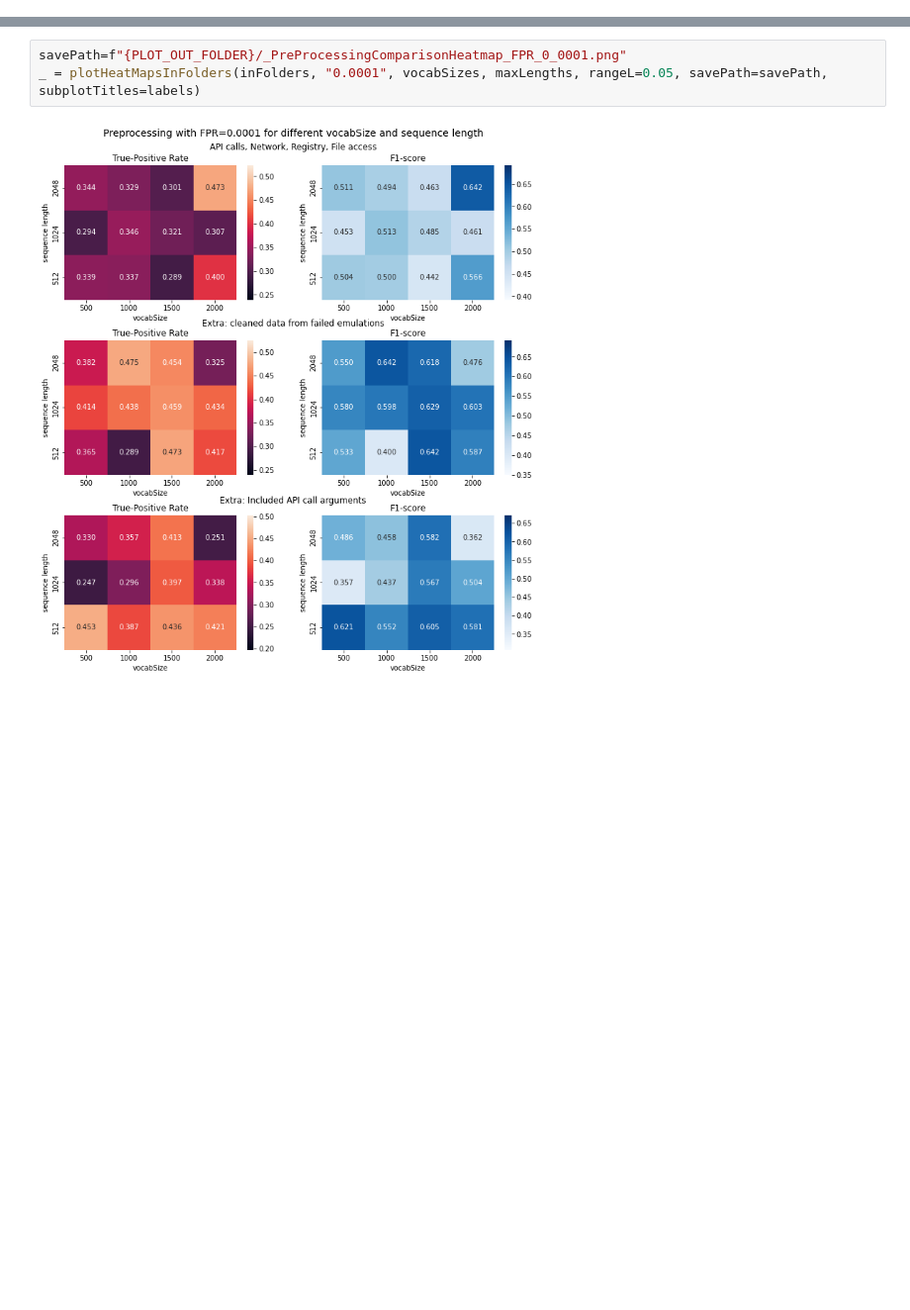
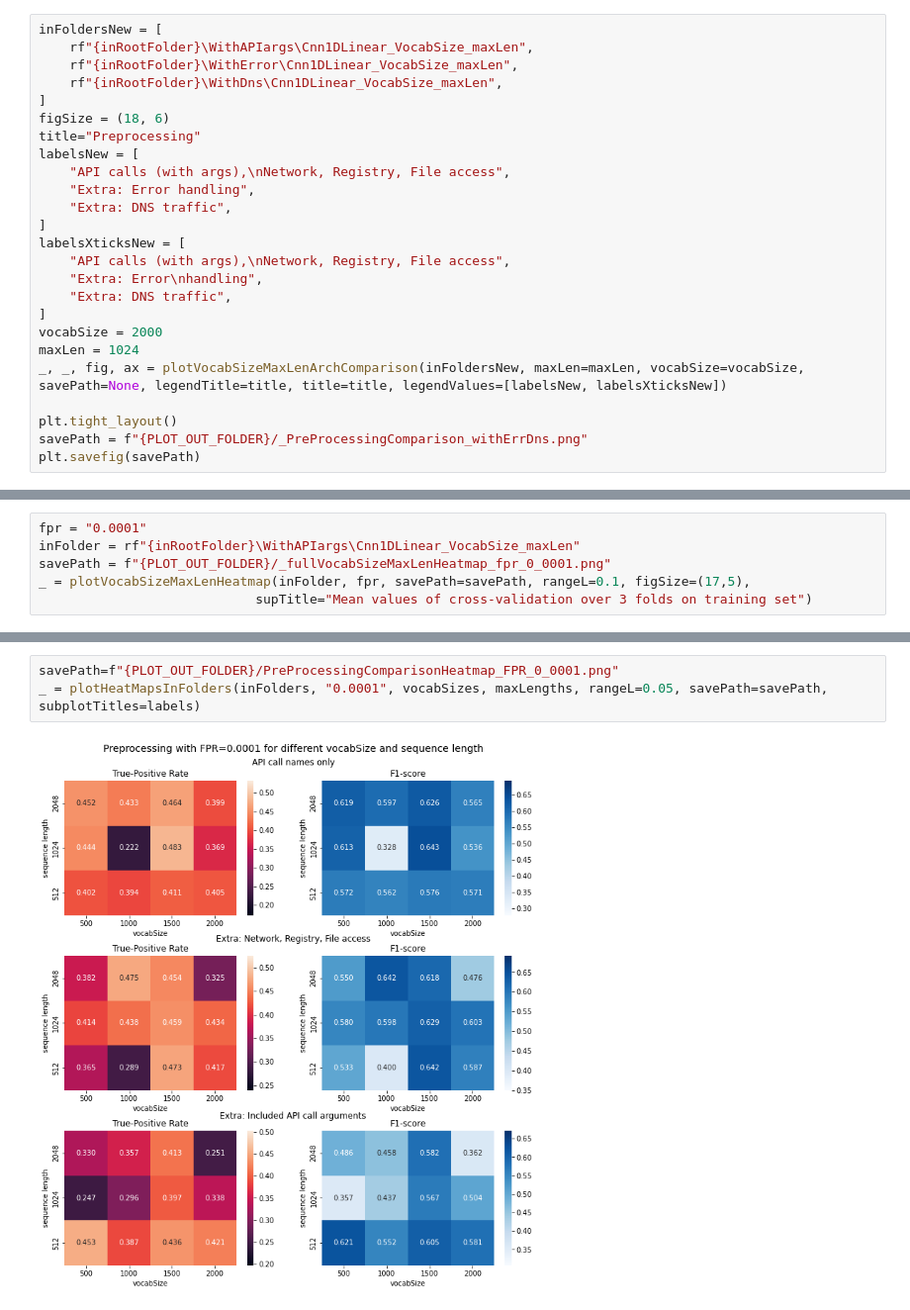
Before and after one commit to dtrizna/nebula, a Jupyter notebook: _speakeasyPreProcessingResults.ipynb, the cells around one changed output, grey strips where cells are left out. Shown at 99% size. Cells and saved outputs as stored; diff of their text form; blank space fills up the shorter version.

Commit message:
extra preprocessing techniques: Errors, DNS, and performance evaluation

```diff
--- a/_speakeasyPreProcessingResults.ipynb
+++ b/_speakeasyPreProcessingResults.ipynb
@@ -52,0 +109,25 @@ plt.savefig(savePath)
+# %%
+inFoldersNew = [
+    rf"{inRootFolder}\WithAPIargs\Cnn1DLinear_VocabSize_maxLen",
+    rf"{inRootFolder}\WithError\Cnn1DLinear_VocabSize_maxLen",
+    rf"{inRootFolder}\WithDns\Cnn1DLinear_VocabSize_maxLen",
+]
+figSize = (18, 6)
+title="Preprocessing"
+labelsNew = [
+    "API calls (with args),\nNetwork, Registry, File access",
+    "Extra: Error handling",
+    "Extra: DNS traffic",
+]
+labelsXticksNew = [
+    "API calls (with args),\nNetwork, Registry, File access",
+    "Extra: Error\nhandling",
+    "Extra: DNS traffic",
+]
+vocabSize = 2000
+maxLen = 1024
+_, _, fig, ax = plotVocabSizeMaxLenArchComparison(inFoldersNew, maxLen=maxLen, vocabSize=vocabSize, savePath=None, legendTitle=title, title=title, legendValues=[labelsNew, labelsXticksNew])
+
+plt.tight_layout()
+savePath = f"{PLOT_OUT_FOLDER}/_PreProcessingComparison_withErrDns.png"
+plt.savefig(savePath)
@@ -52,0 +150,6 @@ plt.savefig(savePath)
+# %%
+fpr = "0.0001"
+inFolder = rf"{inRootFolder}\WithAPIargs\Cnn1DLinear_VocabSize_maxLen"
+savePath = f"{PLOT_OUT_FOLDER}/_fullVocabSizeMaxLenHeatmap_fpr_0_0001.png"
+_ = plotVocabSizeMaxLenHeatmap(inFolder, fpr, savePath=savePath, rangeL=0.1, figSize=(17,5),
+                            supTitle="Mean values of cross-validation over 3 folds on training set")
@@ -92,5 +199,5 @@ _ = plotHeatMapsInFolders(inFolders, "0.001", vocabSizes, maxLengths, savePath=s
 # %%
-savePath=f"{PLOT_OUT_FOLDER}/_PreProcessingComparisonHeatmap_FPR_0_0001.png"
+savePath=f"{PLOT_OUT_FOLDER}/PreProcessingComparisonHeatmap_FPR_0_0001.png"
 _ = plotHeatMapsInFolders(inFolders, "0.0001", vocabSizes, maxLengths, rangeL=0.05, savePath=savePath, subplotTitles=labels)
 # %% [output]
-[figure, old version]
+[figure, new version]
```
Also changed, not shown: parts of 19 cells of this notebook, 4 other files.
